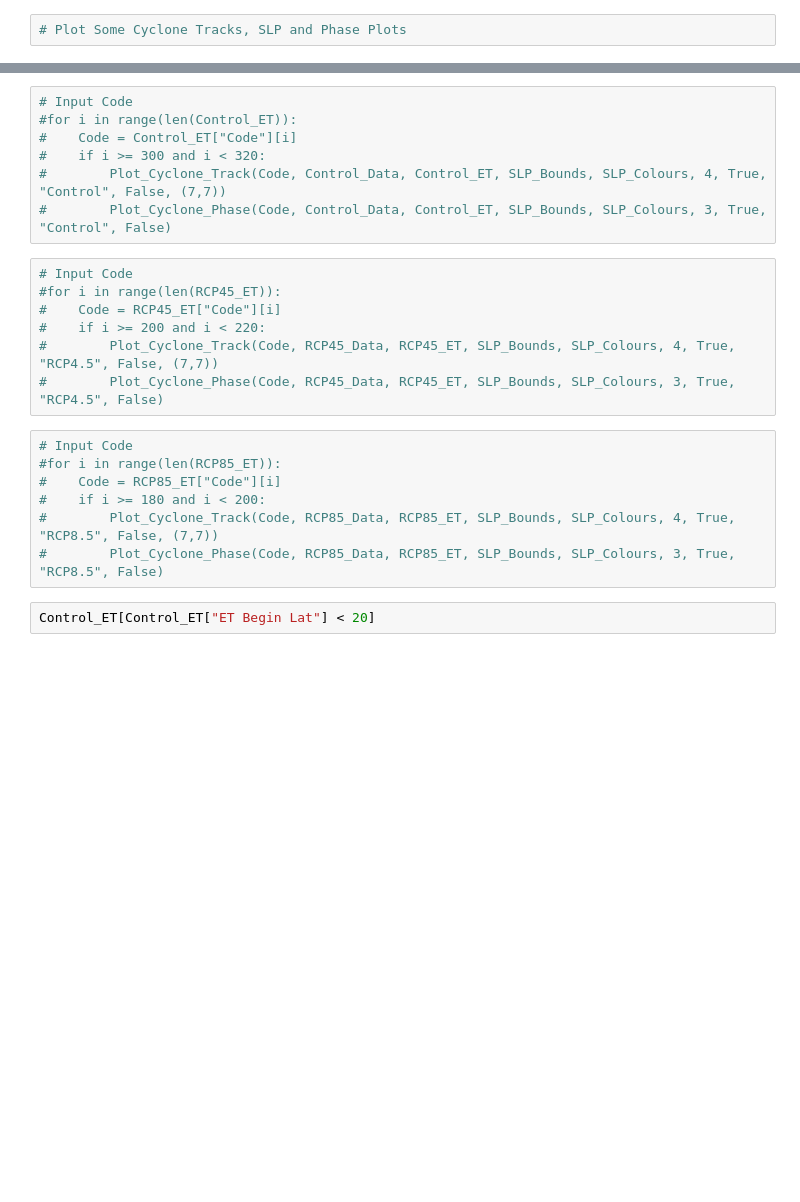
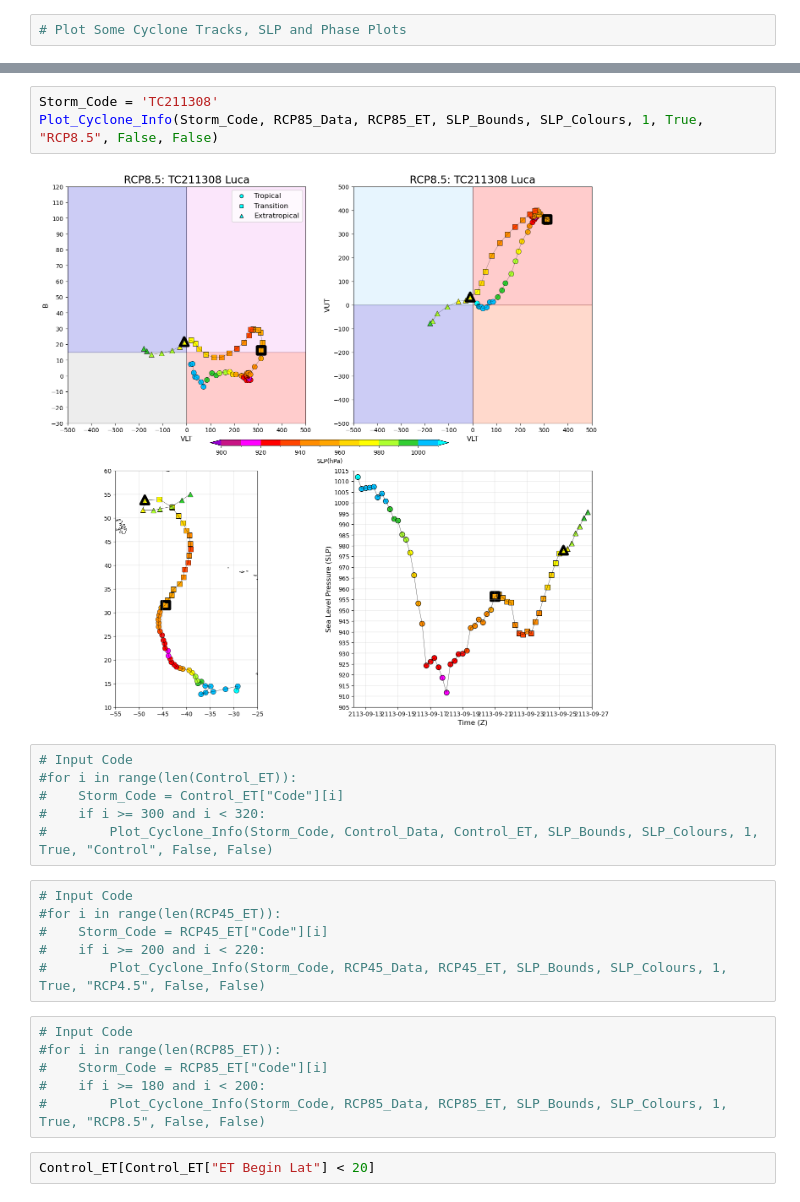
Before and after one commit to Luigi728/ExtraTrack_Github, a Jupyter notebook: RCP_Analysis/RCP_Analysis_V6.2.1.ipynb, the cells around one changed output, grey strips where cells are left out. Drawn from its saved outputs; the diff is of its cells as text; blank space fills up the shorter version.

```diff
--- a/RCP_Analysis/RCP_Analysis_V6.2.1.ipynb
+++ b/RCP_Analysis/RCP_Analysis_V6.2.1.ipynb
@@ -351,24 +286,26 @@ Plot_Cyclone_Phase(Code, RCP85_Data, RCP85_ET, SLP_Bounds, SLP_Colours, 3, True,
+# %%
+Storm_Code = 'TC211308'
+Plot_Cyclone_Info(Storm_Code, RCP85_Data, RCP85_ET, SLP_Bounds, SLP_Colours, 1, True, "RCP8.5", False, False)
+# %% [output]
+[figure, added]
 # %%
 # Input Code
 #for i in range(len(Control_ET)):
-#    Code = Control_ET["Code"][i]
+#    Storm_Code = Control_ET["Code"][i]
 #    if i >= 300 and i < 320:
-#        Plot_Cyclone_Track(Code, Control_Data, Control_ET, SLP_Bounds, SLP_Colours, 4, True, "Control", False, (7,7))
-#        Plot_Cyclone_Phase(Code, Control_Data, Control_ET, SLP_Bounds, SLP_Colours, 3, True, "Control", False)
+#        Plot_Cyclone_Info(Storm_Code, Control_Data, Control_ET, SLP_Bounds, SLP_Colours, 1, True, "Control", False, False)
 # %%
 # Input Code
 #for i in range(len(RCP45_ET)):
-#    Code = RCP45_ET["Code"][i]
+#    Storm_Code = RCP45_ET["Code"][i]
 #    if i >= 200 and i < 220:
-#        Plot_Cyclone_Track(Code, RCP45_Data, RCP45_ET, SLP_Bounds, SLP_Colours, 4, True, "RCP4.5", False, (7,7))
-#        Plot_Cyclone_Phase(Code, RCP45_Data, RCP45_ET, SLP_Bounds, SLP_Colours, 3, True, "RCP4.5", False)
+#        Plot_Cyclone_Info(Storm_Code, RCP45_Data, RCP45_ET, SLP_Bounds, SLP_Colours, 1, True, "RCP4.5", False, False)
 # %%
 # Input Code
 #for i in range(len(RCP85_ET)):
-#    Code = RCP85_ET["Code"][i]
+#    Storm_Code = RCP85_ET["Code"][i]
 #    if i >= 180 and i < 200:
-#        Plot_Cyclone_Track(Code, RCP85_Data, RCP85_ET, SLP_Bounds, SLP_Colours, 4, True, "RCP8.5", False, (7,7))
-#        Plot_Cyclone_Phase(Code, RCP85_Data, RCP85_ET, SLP_Bounds, SLP_Colours, 3, True, "RCP8.5", False)
+#        Plot_Cyclone_Info(Storm_Code, RCP85_Data, RCP85_ET, SLP_Bounds, SLP_Colours, 1, True, "RCP8.5", False, False)
 # %%
 Control_ET[Control_ET["ET Begin Lat"] < 20]
 # %% [output]
```
Also changed, not shown: parts of 9 cells of this notebook, 1 other file.
